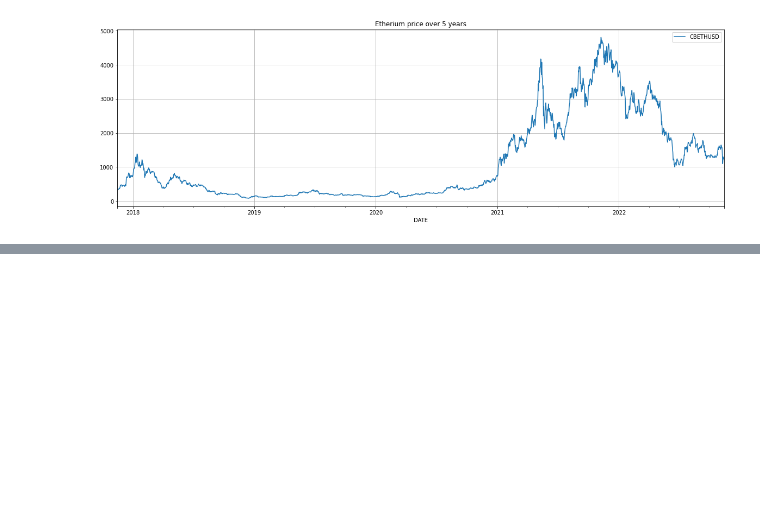
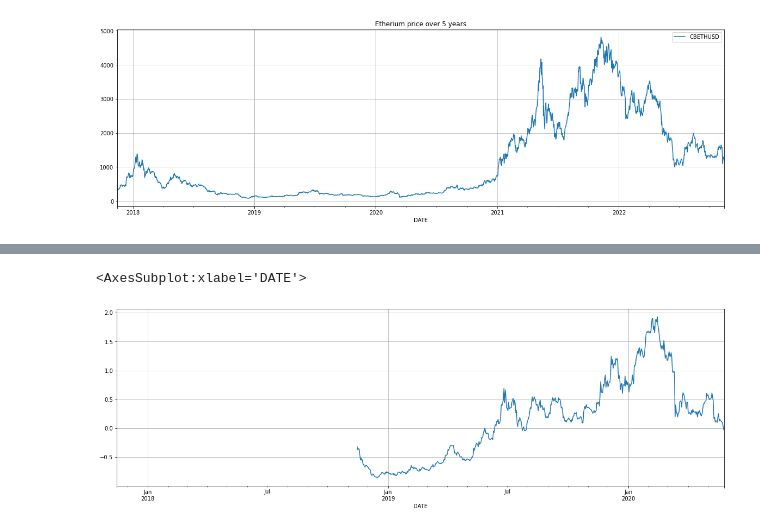
Before and after one commit to rkoonireddy/group-work, a Jupyter notebook: final-project/models/Research-1.ipynb, the cells around one changed output, grey strips where cells are left out. Cells and saved outputs as stored; diff of their text form; code cells hidden in the pictures; blank space fills up the shorter version.

```diff
--- a/final-project/models/Research-1.ipynb
+++ b/final-project/models/Research-1.ipynb
@@ -16,6 +17,6 @@ import copy
 from tqdm import tqdm
 # %%
 #First one is the Federal Funds Effective Rate
-#Other are all cryptocurrencies which are available on FRED: Bitcoin, Bitcoin Cash, Litecoin and Ethereum respectevly
+#Other are all cryptocurrencies which are available on FRED: Coinbase index, Bitcoin, Bitcoin Cash, Litecoin and Ethereum respectevly
 
-FRED_INDICATORS = ['FEDFUNDS', 'CBBTCUSD', 'CBBCHUSD', 'CBLTCUSD', 'CBETHUSD']
+FRED_INDICATORS = ['CBCCIND', 'CBBTCUSD', 'CBBCHUSD', 'CBLTCUSD', 'CBETHUSD', 'FEDFUNDS']
@@ -130,0 +215,5 @@ macro_indicators_dict = copy.deepcopy(macro_indicators)
+# %%
+macro_indicators_dict['CBCCIND']['CBCCIND_growth_365d'].plot.line(figsize=(20,6), grid = True)
+# %% [output]
+<AxesSubplot:xlabel='DATE'>
+[figure, added]
```
Also changed, not shown: parts of 50 cells of this notebook, 1 other file.
